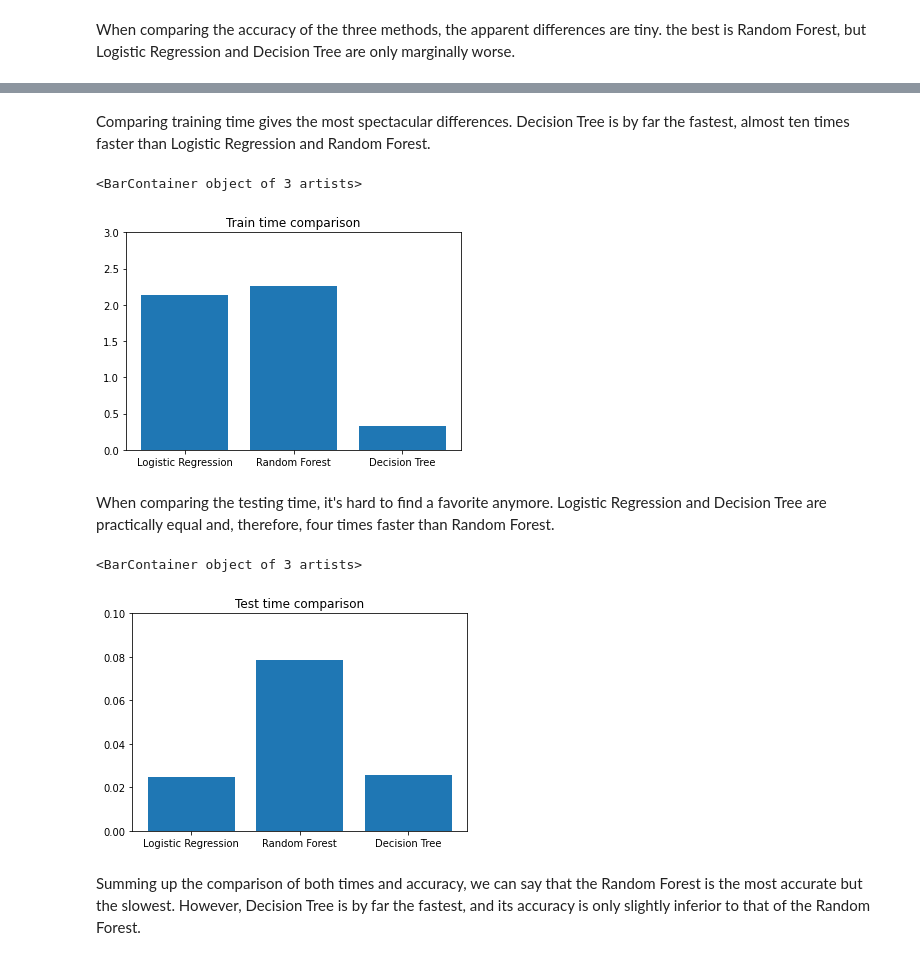
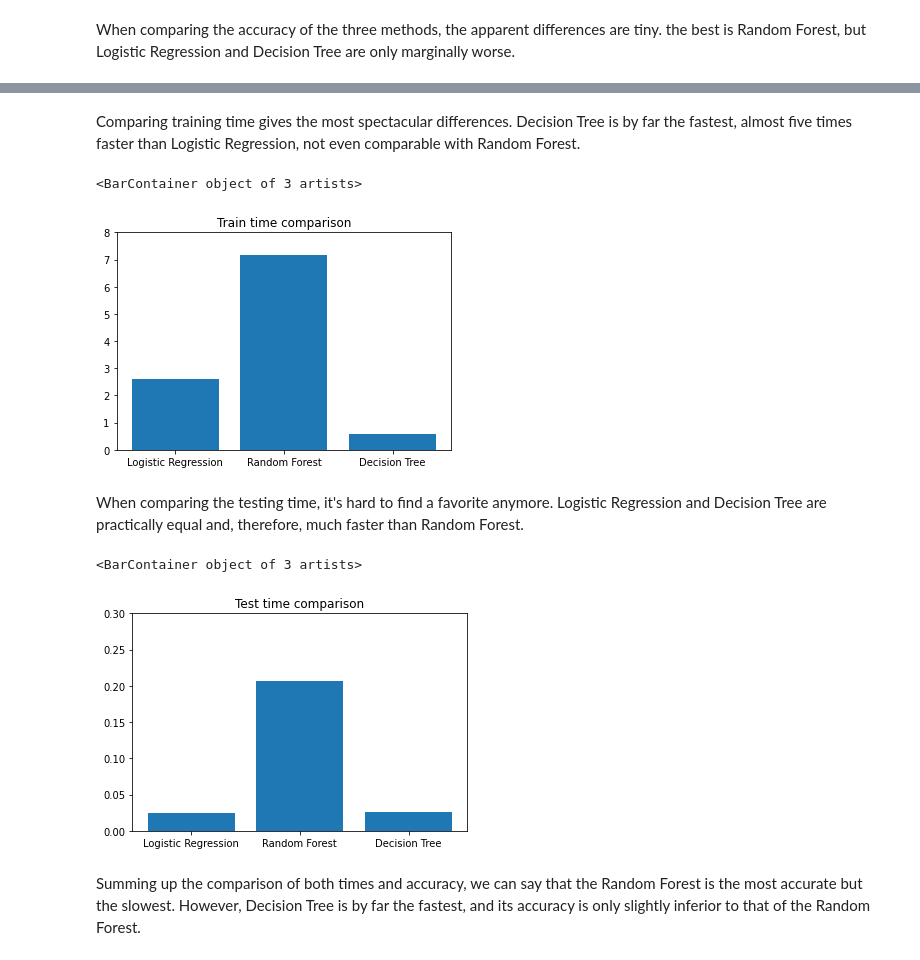
Before and after one commit to JTomkiewicz/EARIN, a Jupyter notebook: lab4/lab4.ipynb, the cells around one changed output, grey strips where cells are left out. Cells and saved outputs as stored; diff of their text form; code cells hidden in the pictures.

```diff
--- a/lab4/lab4.ipynb
+++ b/lab4/lab4.ipynb
@@ -262,20 +262,20 @@ plt.bar(names, scores)
 # %% [markdown]
-Comparing training time gives the most spectacular differences. Decision Tree is by far the fastest, almost ten times faster than Logistic Regression and Random Forest.
+Comparing training time gives the most spectacular differences. Decision Tree is by far the fastest, almost five times faster than Logistic Regression, not even comparable with Random Forest.
 # %%
 names = ['Logistic Regression', 'Random Forest', 'Decision Tree']
 
 scores = [lr_train_time, rf_train_time, dt_train_time]
 
 plt.figure()
 plt.subplot()
-plt.ylim([0, 3])
+plt.ylim([0, 8])
 plt.title('Train time comparison')
 plt.bar(names, scores)
 # %% [output]
 <BarContainer object of 3 artists>
-[figure, old version]
+[figure, new version]
 # %% [markdown]
-When comparing the testing time, it's hard to find a favorite anymore. Logistic Regression and Decision Tree are practically equal and, therefore, four times faster than Random Forest.
+When comparing the testing time, it's hard to find a favorite anymore. Logistic Regression and Decision Tree are practically equal and, therefore, much faster than Random Forest.
 # %%
 names = ['Logistic Regression', 'Random Forest', 'Decision Tree']
 
@@ -283,11 +283,11 @@ scores = [lr_test_time, rf_test_time, dt_test_time]
 
 plt.figure()
 plt.subplot()
-plt.ylim([0, 0.1])
+plt.ylim([0, 0.3])
 plt.title('Test time comparison')
 plt.bar(names, scores)
 # %% [output]
 <BarContainer object of 3 artists>
-[figure, old version]
+[figure, new version]
 # %% [markdown]
 Summing up the comparison of both times and accuracy, we can say that the Random Forest is the most accurate but the slowest. However, Decision Tree is by far the fastest, and its accuracy is only slightly inferior to that of the Random Forest.
```
Also changed, not shown: parts of 4 cells of this notebook.
